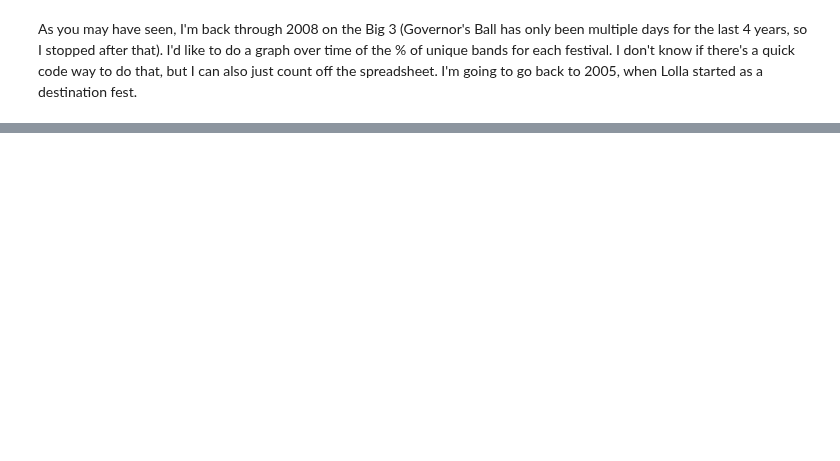
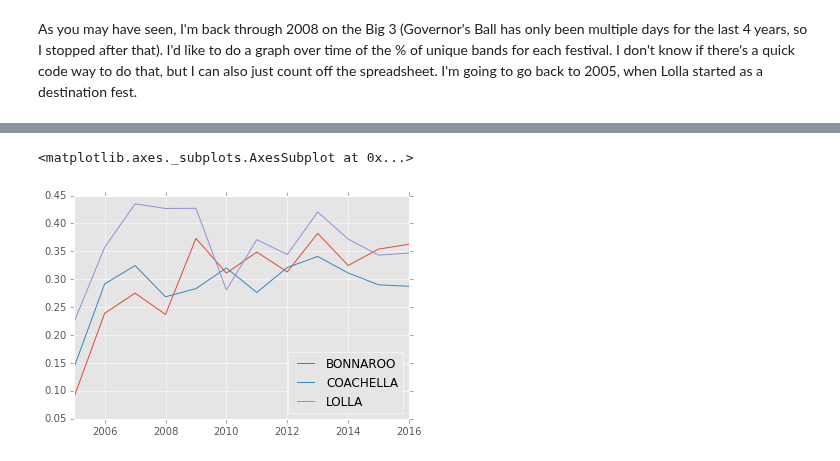
Before and after one commit to hunterowens/hunterowens.github.io, a Jupyter notebook: notebooks/festival_power_ranks_multiyear.ipynb, the cells around one changed output, grey strips where cells are left out. Drawn from its saved outputs; the diff is of its cells as text; code cells hidden in the pictures; blank space fills up the shorter version.

```diff
--- a/notebooks/festival_power_ranks_multiyear.ipynb
+++ b/notebooks/festival_power_ranks_multiyear.ipynb
@@ -12,10 +12,15 @@ festivals = ['COACHELLA', 'GOVBALL', 'BONNAROO', 'LOLLA']
 def load_df_year(year):
     """Given a year, return the cleaned df"""
     # Data clean and setup
-    # df2016.drop([0,1], inplace=True)
-    # df2016.drop(['AVG RANK','# OF FESTS', 'PWR RANKING', 'Unnamed: 4'], axis=1)
-    df = pd.read_excel('/Users/hunterowens/Downloads/Festivals.xlsx', sheet=str(year))
+    df = pd.read_excel('/Users/hunterowens/Downloads/Festivals.xlsx', sheetname=str(year))
+    if year == 2016:
+        df.drop([0,1,2], inplace=True)
+        df.drop(['AVG RANK','# OF FESTS', 'PWR RANKING', 'Unnamed: 4',
+                'ACL', 'EAUXCLAIRE','BUMBERSHT']
+                , axis=1, inplace=True)
     df.set_index('ARTIST', inplace=True)
+    df = df[festivals]
+    return df
 # %%
-[load_df_year(year) for year in years]
+data = dict([(year, load_df_year(year)) for year in years])
 # %% [output]
@@ -29,3 +50,13 @@ def compute_percentage_of_lineup_in_other_festivals(lineup, df):
     common_artists_sum = len(set(all_artists_from_other_fests).intersection(fest_lineup_list))
     percentage = common_artists_sum / sum_lineup
     return percentage
+# %%
+chart_data = {}
+for key in sorted(data):
+    chart_data[key] = { festival: compute_percentage_of_lineup_in_other_festivals(festival, data[key]) for
+                       festival in data[key].columns}
+# %%
+pd.DataFrame.from_dict(chart_data, orient='index').plot()
+# %% [output]
+<matplotlib.axes._subplots.AxesSubplot at 0x...>
+[figure, added]
```
Also changed, not shown: parts of 1 cell of this notebook, 1 other file.
